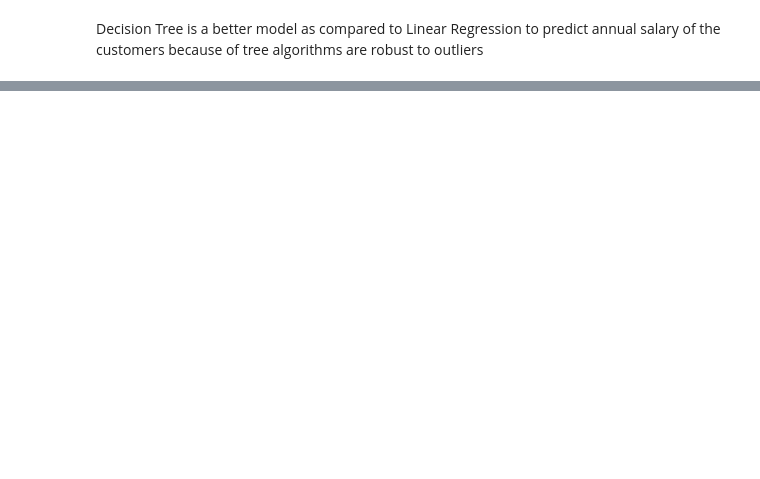
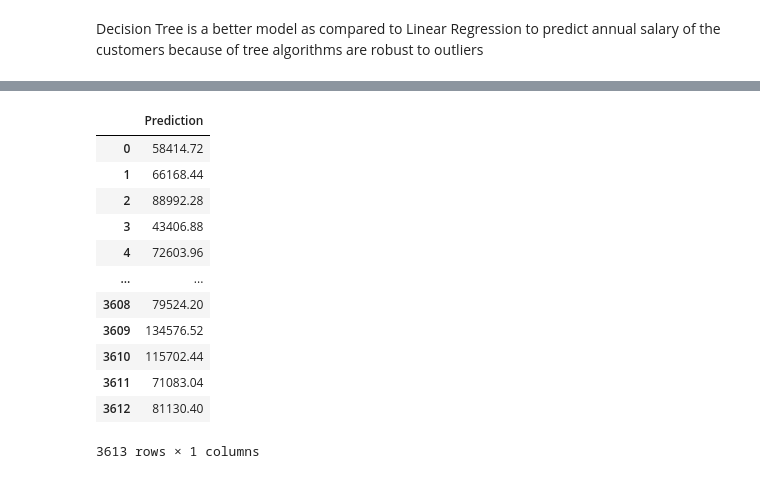
Before and after one commit to Sanjaana/Data-ANZ_solution, a Jupyter notebook: Task_2-Revised.ipynb, the cells around one changed output, grey strips where cells are left out. Saved outputs shown, nothing was run; the diff lists cells and outputs as text; code cells hidden in the pictures; blank space fills up the shorter version.

```diff
--- a/Task_2-Revised.ipynb
+++ b/Task_2-Revised.ipynb
@@ -603,0 +622,18 @@ Decision Tree is a better model as compared to Linear Regression to predict annu
+# %%
+#Predictions
+pred1=pd.DataFrame(prediction,columns=['Prediction'])
+pred1
+# %% [output]
+|  | Prediction |
+| 0 | 58414.72 |
+| 1 | 66168.44 |
+| 2 | 88992.28 |
+| 3 | 43406.88 |
+| 4 | 72603.96 |
+| ... | ... |
+| 3608 | 79524.20 |
+| 3609 | 134576.52 |
+| 3610 | 115702.44 |
+| 3611 | 71083.04 |
+| 3612 | 81130.40 |
+3613 rows × 1 columns
```
Also changed, not shown: parts of 9 cells of this notebook.
